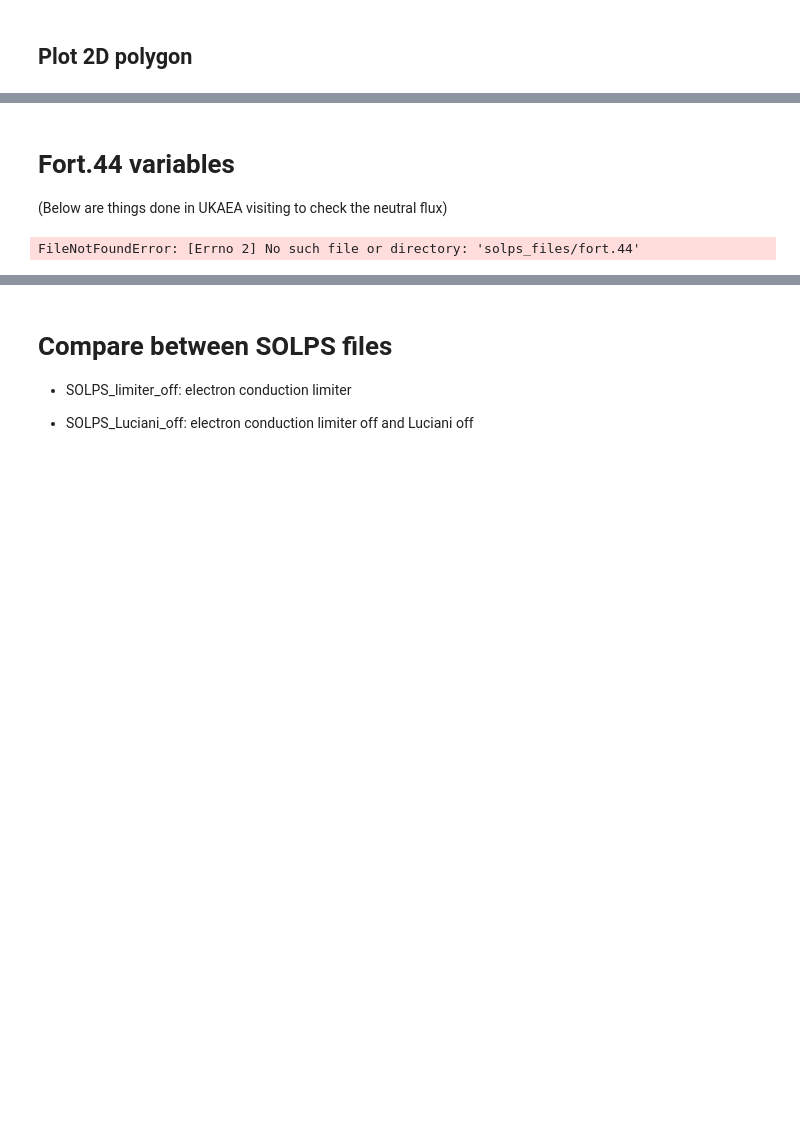
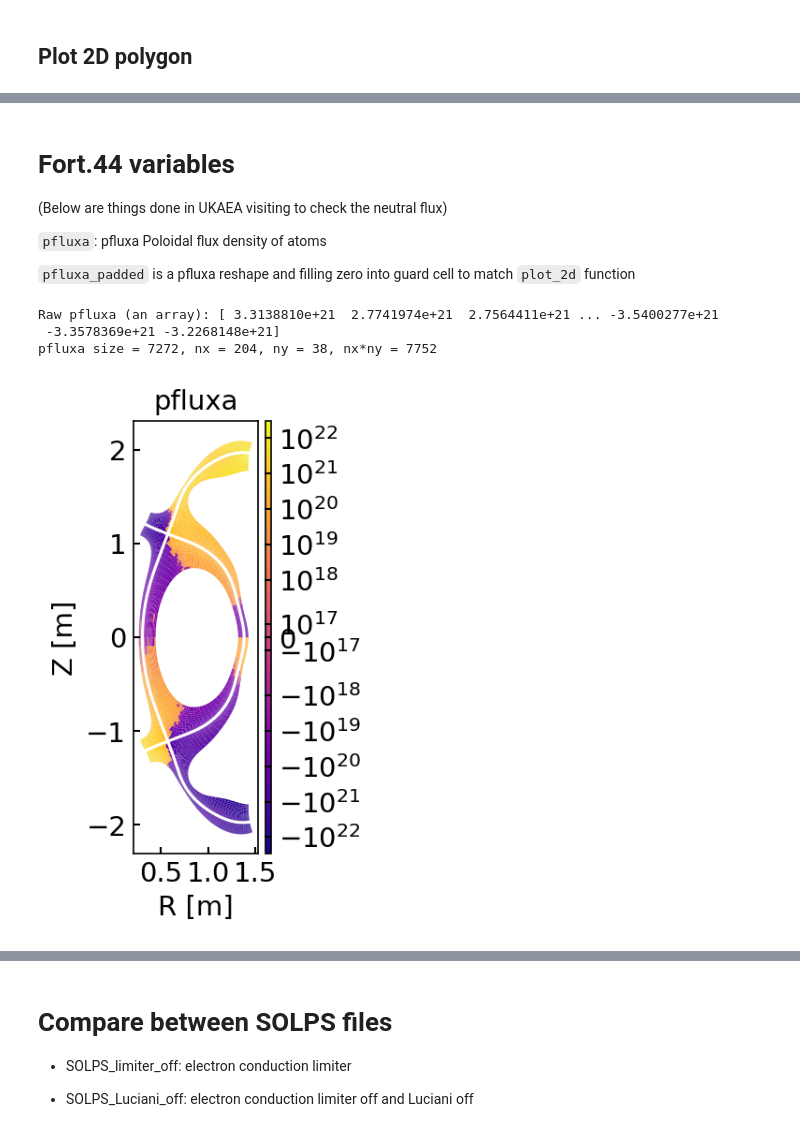
Before and after one commit to sun51027/hermes3-2dplots, a Jupyter notebook: plot_solps_balance.ipynb, the cells around one changed output, grey strips where cells are left out. Saved outputs shown, nothing was run; the diff lists cells and outputs as text; code cells hidden in the pictures; blank space fills up the shorter version.

```diff
--- a/plot_solps_balance.ipynb
+++ b/plot_solps_balance.ipynb
@@ -271,12 +266,16 @@ ax.set_aspect('equal', adjustable='box')
 # %% [markdown]
 # Fort.44 variables
 (Below are things done in UKAEA visiting to check the neutral flux)
+
+`pfluxa`: pfluxa Poloidal flux density of atoms
+
+`pfluxa_padded` is a pfluxa reshape and filling zero into guard cell to match `plot_2d` function
 # %%
 # Extract pfluxa from fort.44 and pad to (nx, ny)
 import numpy as np
 import builtins
 
-filename = "solps_files/fort.44"
+filename = "../ref_puff1e21_radbc0_mirrorsides_atoms_recyct0p99_nofluxlim_novis_nocorrcore_corebccon8_ionisingcore_lluciani0/fort.44"
 var_name = "pfluxa"
 with builtins.open(filename, 'r') as f:
     lines = f.readlines()
@@ -296,41 +295,36 @@ data = []
 for line in data_lines:
     data.extend([float(x) for x in line.split()])
 
 pfluxa = np.array(data)
 print(f"Raw pfluxa (an array): {pfluxa}")
 
 # Number of cells in balance.nc
 nx, ny = bal.g["nx"], bal.g["ny"]
 print(f"pfluxa size = {pfluxa.size}, nx = {nx}, ny = {ny}, nx*ny = {nx*ny}")
 # print(f"Shape of pfluxa from fort.44: {np.shape(pfluxa)}")
 
 # fort.44 outputs without guard cells: shape is (nx-2, ny-2)
 # Fortran order ('F') means first dimension (poloidal) varies fastest.
 pfluxa_inner = pfluxa.reshape((nx-2, ny-2), order='F')
-print(f"pfluxa_inner: {pfluxa_inner}")
+# print(f"pfluxa_inner: {pfluxa_inner}")
 
 
 # Pad with zeros to match SOLPS grid shape (nx, ny)
 pfluxa_padded = np.zeros((nx, ny))
 pfluxa_padded[1:-1, 1:-1] = pfluxa_inner
-print(pfluxa_padded)
+# print(pfluxa_padded)
 
 
 
 # Plot using bal's plot_2d
 # We need to flatten it since SOLPScase plot_2d expects a flattened array or internal data
 try:
     # plot_2d uses the parameter as a title, and data for the values if provided
     bal.plot_2d(var_name, data=pfluxa_padded, logscale=True, cmap="plasma")
 except Exception as e:
     print(f"Error plotting: {e}")
-
-# --- Velocity Calculation ---
-# Get Neutral Density from your SOLPScase (shape is already nx, ny)
-Nd = bal.bal["Nd"]
-# Do a safe division: Vd = pfluxa / Nd (outputs 0 where Nd is 0)
-Vd = np.divide(pfluxa_padded, Nd, out=np.zeros_like(pfluxa_padded), where=(Nd!=0))
-# Plot the new velocity array!
-bal.plot_2d("Vd", data=Vd, logscale=True,vmin= - 1e5, vmax=1e5)
 # %% [output]
-FileNotFoundError: [Errno 2] No such file or directory: 'solps_files/fort.44'
+Raw pfluxa (an array): [ 3.3138810e+21  2.7741974e+21  2.7564411e+21 ... -3.5400277e+21
+ -3.3578369e+21 -3.2268148e+21]
+pfluxa size = 7272, nx = 204, ny = 38, nx*ny = 7752
+[figure, added]
```
Also changed, not shown: parts of 18 cells of this notebook, 4 other files.
